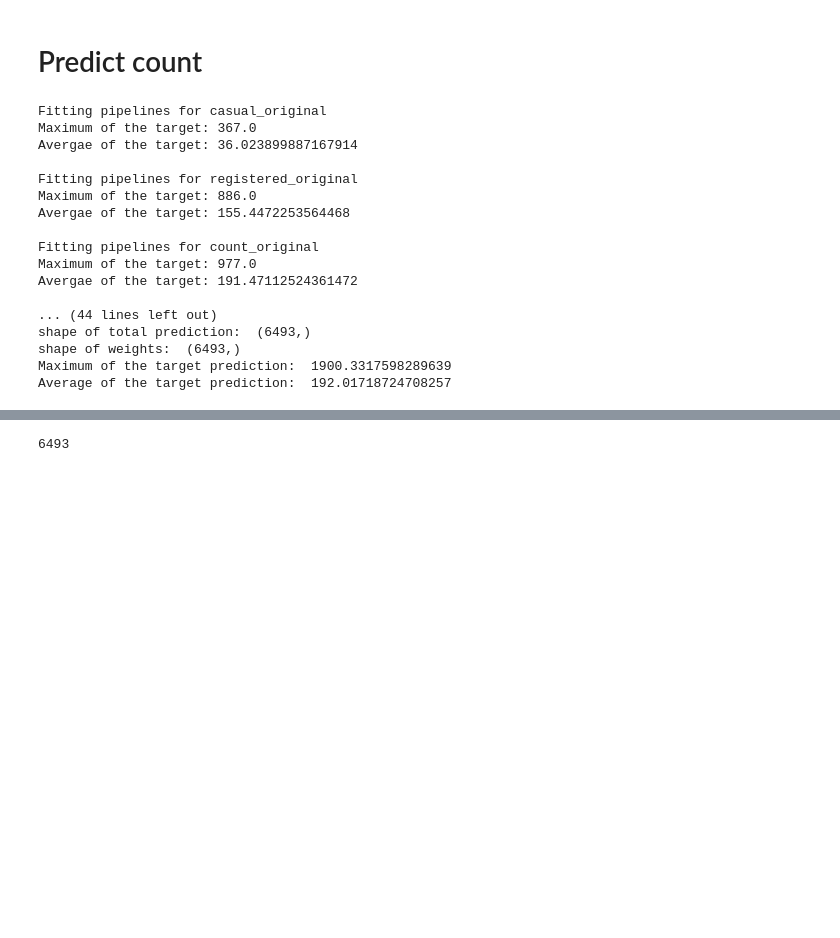
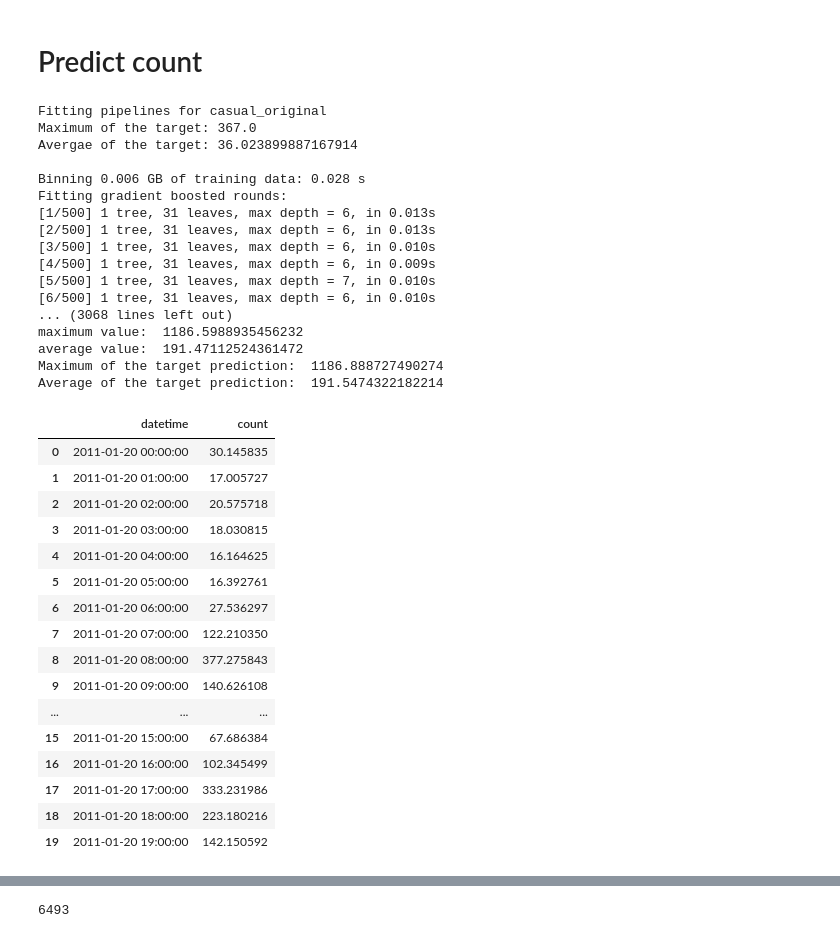
Before and after one commit to francescobraicovich/bike_sharing_demand, a Jupyter notebook: src/models/final_predictions.ipynb, the cells around one changed output, grey strips where cells are left out. Cells and saved outputs as stored; diff of their text form; code cells hidden in the pictures; blank space fills up the shorter version.

Commit message:
Remove outliers in prediction and standardise distribution

```diff
--- a/src/models/final_predictions.ipynb
+++ b/src/models/final_predictions.ipynb
@@ -922,8 +977,8 @@ rf = [True, True, True]
 mlp = [False, False, False]
 trees = [n, n, n]
 max_iter = 2000
-hidden_layer_sizes = [(100, 150, 50), (250, 350, 350, 150), (1, 1)]
-max_iter_no_change = [10, 10, 10]
+hidden_layer_sizes = [(150, 150, 150), (250, 250, 250, 250), (200, 200, 200)]
+max_iter_no_change = [10, 15, 10]
 
 
 train_columns = ['casual_original', 'registered_original', 'count_original']
@@ -955,19 +1010,19 @@ Fitting pipelines for casual_original
 Maximum of the target: 367.0
 Avergae of the target: 36.023899887167914
 
-Fitting pipelines for registered_original
-Maximum of the target: 886.0
-Avergae of the target: 155.4472253564468
-
-Fitting pipelines for count_original
-Maximum of the target: 977.0
-Avergae of the target: 191.47112524361472
-
-... (44 lines left out)
-shape of total prediction:  (6493,)
-shape of weights:  (6493,)
-Maximum of the target prediction:  1900.3317598289639
-Average of the target prediction:  192.01718724708257
+Binning 0.006 GB of training data: 0.028 s
+Fitting gradient boosted rounds:
+[1/500] 1 tree, 31 leaves, max depth = 6, in 0.013s
+[2/500] 1 tree, 31 leaves, max depth = 6, in 0.013s
+[3/500] 1 tree, 31 leaves, max depth = 6, in 0.010s
+[4/500] 1 tree, 31 leaves, max depth = 6, in 0.009s
+[5/500] 1 tree, 31 leaves, max depth = 7, in 0.010s
+[6/500] 1 tree, 31 leaves, max depth = 6, in 0.010s
+... (3068 lines left out)
+maximum value:  1186.5988935456232
+average value:  191.47112524361472
+Maximum of the target prediction:  1186.888727490274
+Average of the target prediction:  191.5474322182214
 # %%
 # extract the predictions for count from the training data
 count_predictions = triaining_data_count2['positive']['y']['count']
@@ -978,4 +1036,27 @@ count_predictions = pd.concat([triaining_data_count2['positive']['y']['datetime'
 count_predictions.to_csv('../../data/processed/count_predictions1.csv', index=False)
+# %%
+# open the predictions1.csv file
+count_predictions = pd.read_csv('../../data/processed/count_predictions1.csv')
+
+count_predictions[:20]
+# %% [output]
+|  | datetime | count |
+| 0 | 2011-01-20 00:00:00 | 30.145835 |
+| 1 | 2011-01-20 01:00:00 | 17.005727 |
+| 2 | 2011-01-20 02:00:00 | 20.575718 |
+| 3 | 2011-01-20 03:00:00 | 18.030815 |
+| 4 | 2011-01-20 04:00:00 | 16.164625 |
+| 5 | 2011-01-20 05:00:00 | 16.392761 |
+| 6 | 2011-01-20 06:00:00 | 27.536297 |
+| 7 | 2011-01-20 07:00:00 | 122.210350 |
+| 8 | 2011-01-20 08:00:00 | 377.275843 |
+| 9 | 2011-01-20 09:00:00 | 140.626108 |
+| ... | ... | ... |
+| 15 | 2011-01-20 15:00:00 | 67.686384 |
+| 16 | 2011-01-20 16:00:00 | 102.345499 |
+| 17 | 2011-01-20 17:00:00 | 333.231986 |
+| 18 | 2011-01-20 18:00:00 | 223.180216 |
+| 19 | 2011-01-20 19:00:00 | 142.150592 |
 # %%
 columns_not_to_use = ['datetime', 'dataset', 'day', 'month']
 smoothed_columns = []
```
Also changed, not shown: parts of 16 cells of this notebook.
